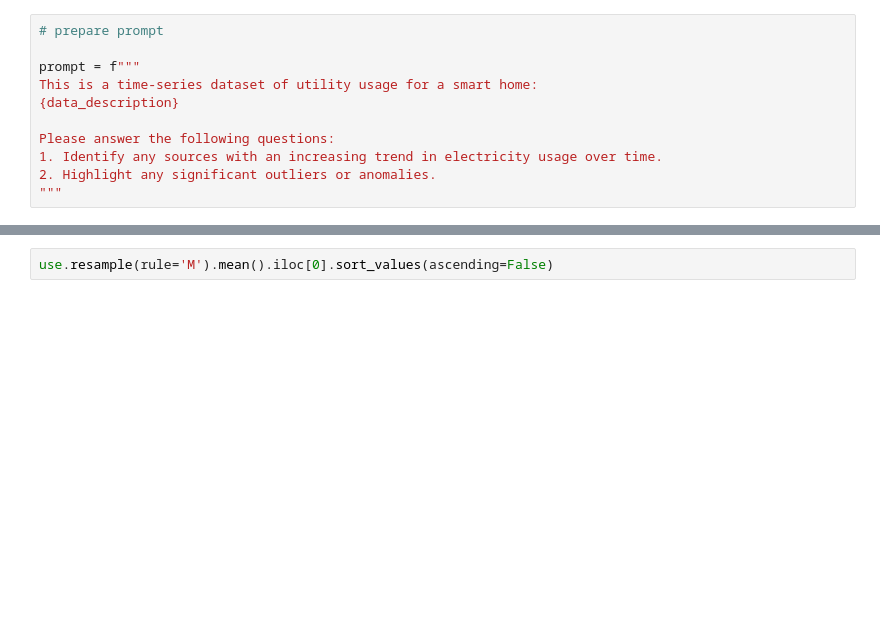
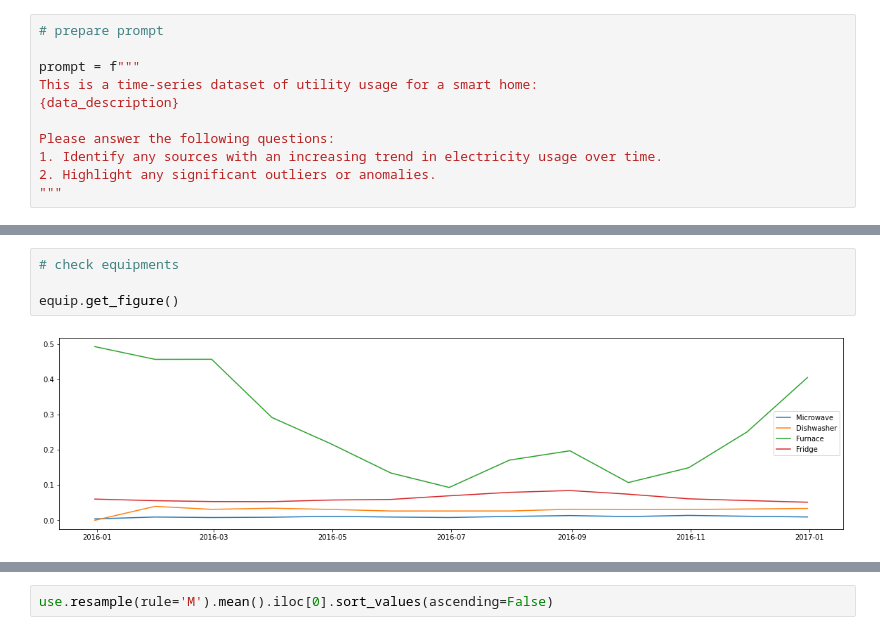
Before and after one commit to pndang/digital-bouncers, a Jupyter notebook: explore.ipynb, the cells around one changed output, grey strips where cells are left out. Cells and saved outputs as stored; diff of their text form; blank space fills up the shorter version.

```diff
--- a/explore.ipynb
+++ b/explore.ipynb
@@ -321,0 +381,6 @@ These identified points warrant further investigation to determine if they are e
+# %%
+# check equipments
+
+equip.get_figure()
+# %% [output]
+[figure, added]
```
Also changed, not shown: parts of 13 cells of this notebook, 1 other file.
